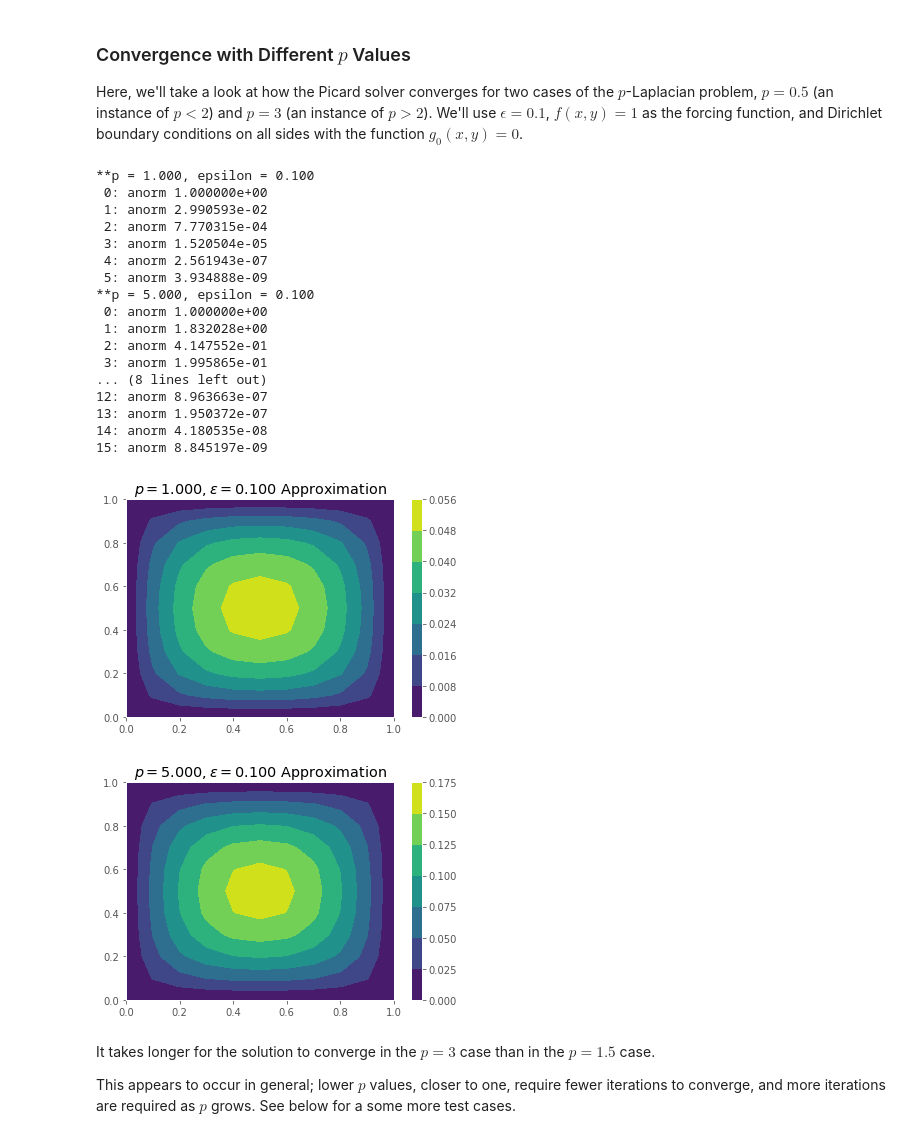
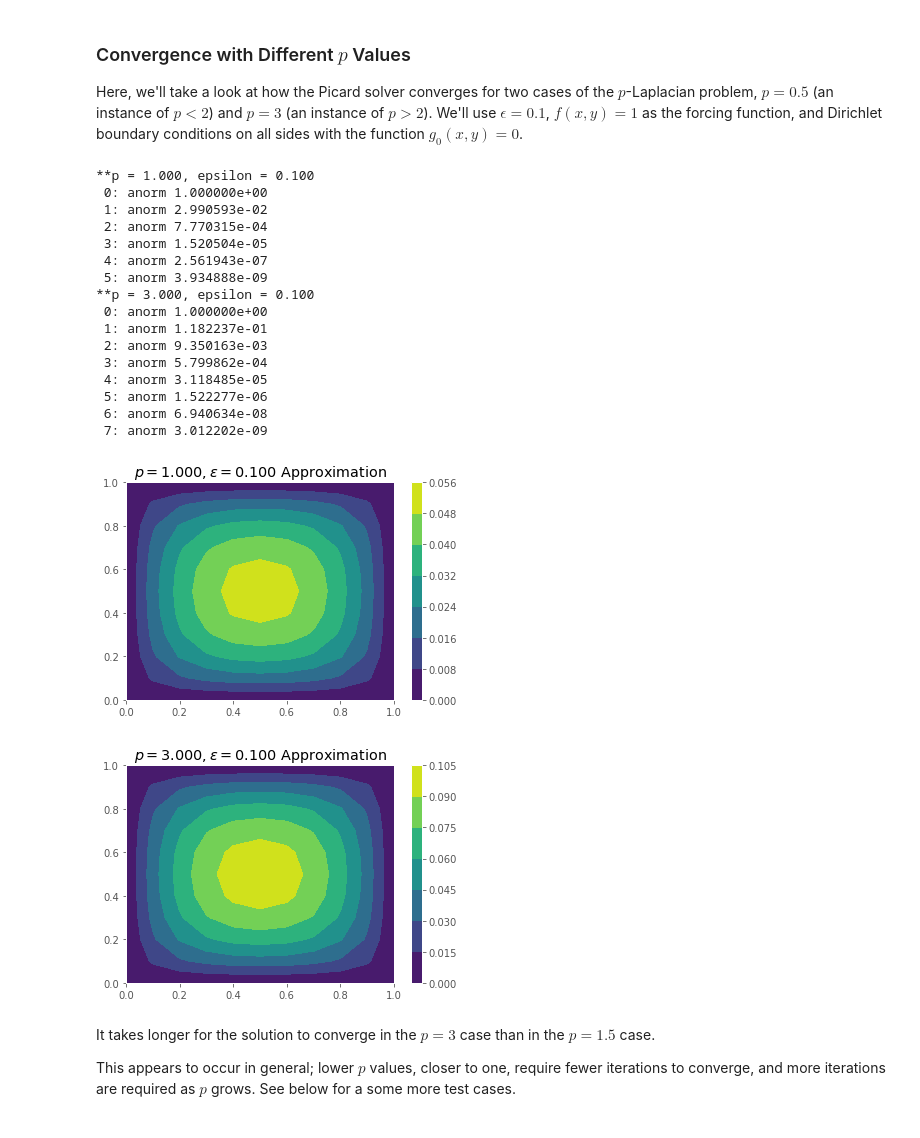
Before and after one commit to j-emmel/class, a Jupyter notebook: hw3/hw3.ipynb, the cells around one changed output. Saved outputs shown, nothing was run; the diff lists cells and outputs as text; code cells hidden in the pictures.

```diff
--- a/hw3/hw3.ipynb
+++ b/hw3/hw3.ipynb
@@ -33,14 +44,7 @@ The code below implements a Picard solver for the _p_-Laplacian problem,
 $$ -\nabla\cdot\big( \kappa(\nabla u) \nabla u \big) = f(x,y)\\
 \kappa(\nabla u) = \big(\frac 1 2 \epsilon^2 + \frac 1 2 \nabla u \cdot \nabla u \big)^{\frac{p-2}{2}} $$
 # %%
-def hgrid(h):
-    m = int(1/h + 1)  # Number of elements in terms of nominal grid spacing h
-    h = 1 / (m-1)     # Actual grid spacing
-    c = numpy.linspace(0, 1, m)
-    y, x = numpy.meshgrid(c, c)
-    return x, y
-
-def nonlinear2d_div(h, x, y, u, forcing, g0, eps, p, dirichlet=((),())):
+def p_laplacian_picard(h, x, y, u, forcing, g0, eps, p, dirichlet=((),())):
     """
     Approximates a solution to the P-Laplacian:
       -1 * div(kappa(grad(u)) * grad(u)) = 0
@@ -125,14 +129,14 @@ def nonlinear2d_div(h, x, y, u, forcing, g0, eps, p, dirichlet=((),())):
     return F, J
 
 
-def solve_nonlinear(h, g0, forcing, eps, p, dirichlet, atol=1e-8, verbose=False):
+def solve_p_laplacian_picard(h, g0, forcing, eps, p, dirichlet, atol=1e-8, verbose=False):
     x, y = hgrid(h)
     u = 0*x
 
     # Each time around the loop, you'll start with a new initial guess u
     for i in range(50):
         # Compute residual and Jacobian at u
-        F, J = nonlinear2d_div(h, x, y, u, forcing,
+        F, J = p_laplacian_picard(h, x, y, u, forcing,
                                g0, # g0, Dirichlet BC function
                                eps,
                                p,
@@ -189,7 +193,7 @@ eps = 1
 p = 2
 
 mms = mms_p_laplacian(eps, p)
-x, y, u, i = solve_nonlinear(.1,
+x, y, u, i = solve_p_laplacian_picard(.1,
     mms.u, # g0
     mms.div_kappa_grad_u, # forcing
     eps = eps,
@@ -274,42 +274,41 @@ Here, we'll take a look at how the Picard solver converges for two cases of the
 # %%
 def demo_solver(eps = 0.1, p = 2, show_plot = True):
     print("**p = {:.3f}, epsilon = {:.3f}".format(float(p), float(eps)))
-    x, y, u, i = solve_nonlinear(.1,
+    x, y, u, i = solve_p_laplacian_picard(.1,
         lambda x,y: numpy.zeros_like(x), # g0
         lambda x,y: numpy.ones_like(x),  # forcing
         eps = 1,
         p = p,
         dirichlet=((0,-1),(0,-1)),
         verbose=True)
 
     if show_plot:
         pyplot.figure()
         pyplot.contourf(x, y, u)
         pyplot.title("$p={{{:.3f}}}, \epsilon={{{:.3f}}}$ Approximation".format(float(p), float(eps)))
         pyplot.colorbar()
 
 demo_solver(p=1)
-demo_solver(p=5)
+demo_solver(p=3)
 # %% [output]
 **p = 1.000, epsilon = 0.100
  0: anorm 1.000000e+00
  1: anorm 2.990593e-02
  2: anorm 7.770315e-04
  3: anorm 1.520504e-05
  4: anorm 2.561943e-07
  5: anorm 3.934888e-09
-**p = 5.000, epsilon = 0.100
+**p = 3.000, epsilon = 0.100
  0: anorm 1.000000e+00
- 1: anorm 1.832028e+00
- 2: anorm 4.147552e-01
- 3: anorm 1.995865e-01
-... (8 lines left out)
-12: anorm 8.963663e-07
-13: anorm 1.950372e-07
-14: anorm 4.180535e-08
-15: anorm 8.845197e-09
+ 1: anorm 1.182237e-01
+ 2: anorm 9.350163e-03
+ 3: anorm 5.799862e-04
+ 4: anorm 3.118485e-05
+ 5: anorm 1.522277e-06
+ 6: anorm 6.940634e-08
+ 7: anorm 3.012202e-09
 [figure]
-[figure, old version]
+[figure, new version]
 # %% [markdown]
 It takes longer for the solution to converge in the $p=3$ case than in the $p=1.5$ case.
 
```
Also changed, not shown: parts of 5 cells of this notebook.
